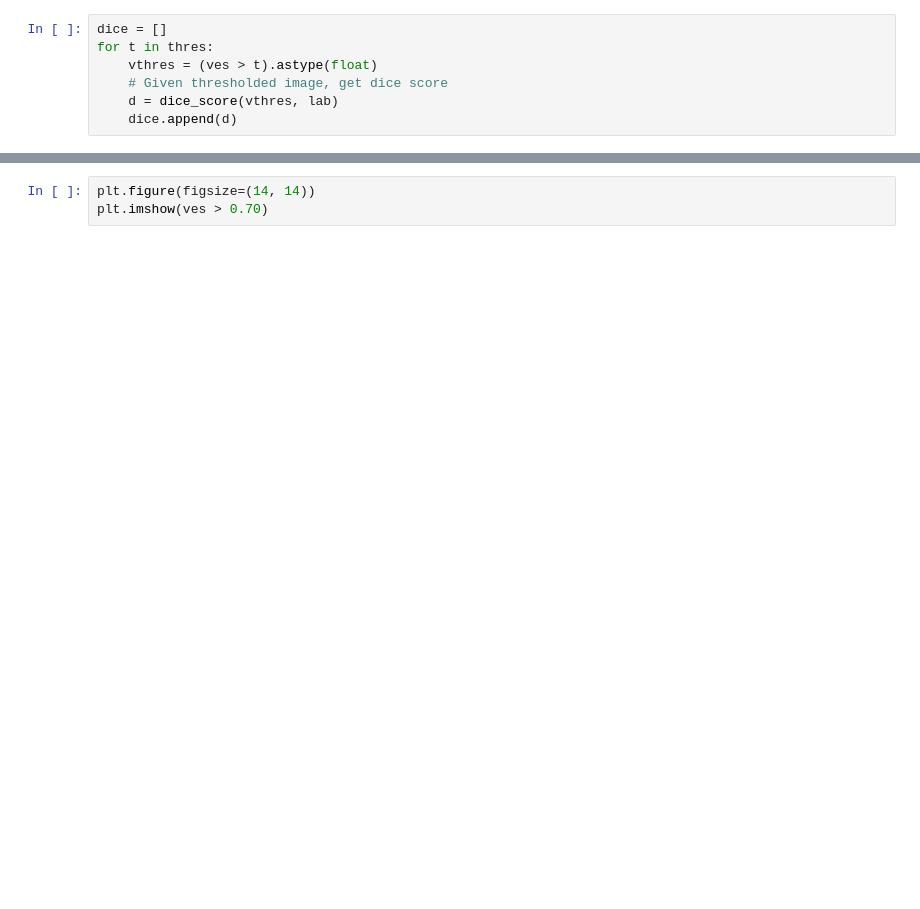
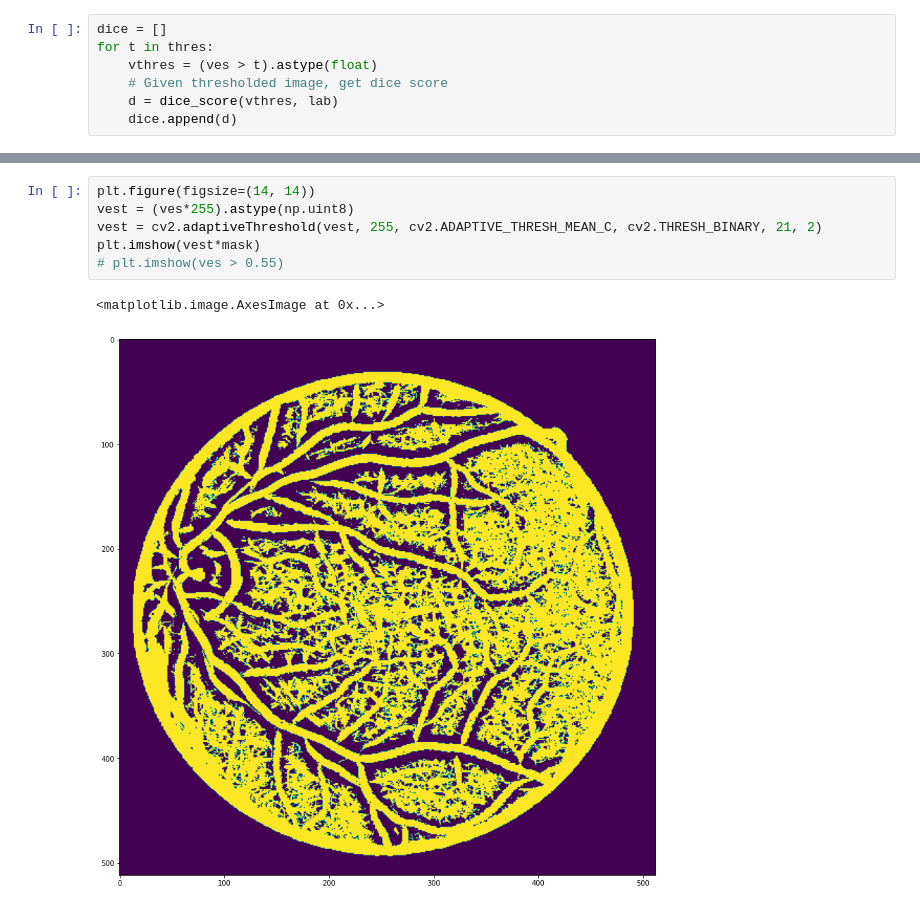
Before and after one commit to batmanlab/vessel-flow-consistency-ssl, a Jupyter notebook: src/Analyse full files.ipynb, the cells around one changed output, grey strips where cells are left out. Cells and saved outputs as stored; diff of their text form; blank space fills up the shorter version.

```diff
--- a/src/Analyse full files.ipynb
+++ b/src/Analyse full files.ipynb
@@ -81,3 +87,9 @@ print("Maximum dice score: {} achieved at threshold = {}".format(max_d, max_thre
-# %%
-plt.figure(figsize=(14, 14))
-plt.imshow(ves > 0.70)
+# %%
+plt.figure(figsize=(14, 14))
+vest = (ves*255).astype(np.uint8)
+vest = cv2.adaptiveThreshold(vest, 255, cv2.ADAPTIVE_THRESH_MEAN_C, cv2.THRESH_BINARY, 21, 2)
+plt.imshow(vest*mask)
+# plt.imshow(ves > 0.55)
+# %% [output]
+<matplotlib.image.AxesImage at 0x...>
+[figure, added]
```
Also changed, not shown: parts of 5 cells of this notebook, 16 other files.
